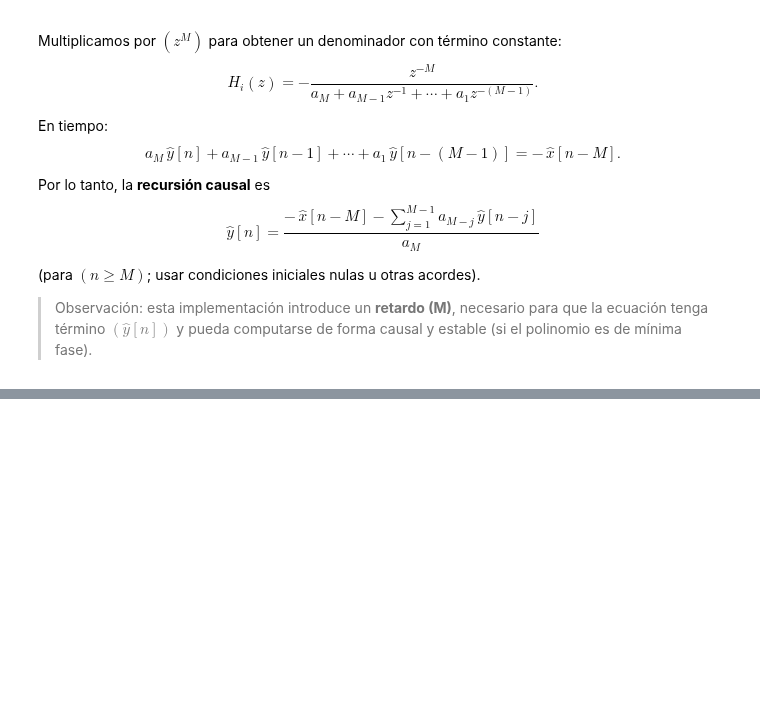
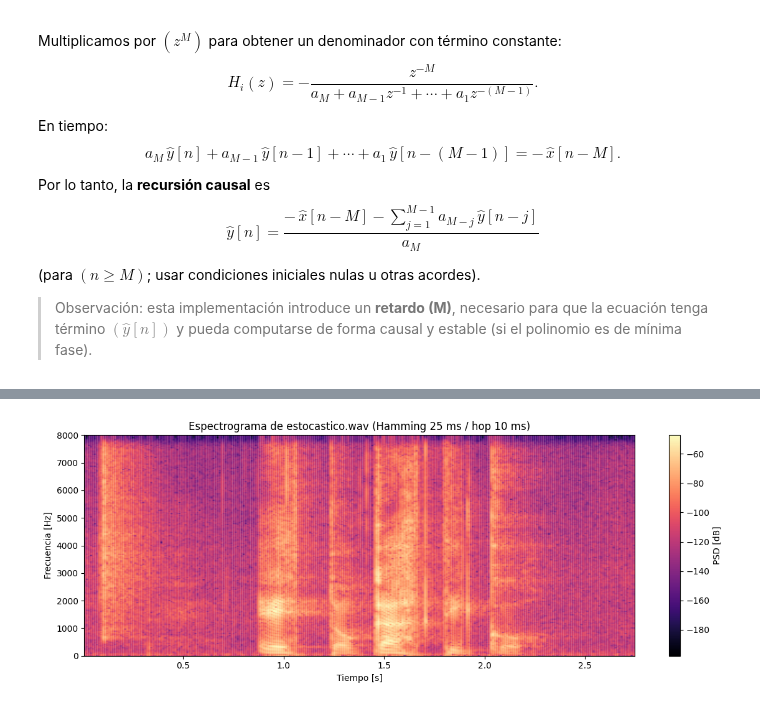
Before and after one commit to emiliano-ipa/AST1-CEIA-UBA-TP2, a Jupyter notebook: AST1_CEIA_UBA_TP2.ipynb, the cells around one changed output, grey strips where cells are left out. Drawn from its saved outputs; the diff is of its cells as text; code cells hidden in the pictures; blank space fills up the shorter version.

Commit message:
Resuelto hasta ej 13

```diff
--- a/AST1_CEIA_UBA_TP2.ipynb
+++ b/AST1_CEIA_UBA_TP2.ipynb
@@ -901,0 +1164,43 @@ yhat_lf  = hi_filter_lfilter(xhat, a)
+# %%
+# --- parámetros coherentes con el Ej. 9 ---
+win_dur = 0.025   # 25 ms
+hop_dur = 0.010   # 10 ms
+NFFT    = int(round(win_dur * fs))           # tamaño de FFT = tamaño de ventana
+noverlap = int(round((win_dur - hop_dur) * fs))  # solapamiento (25ms-10ms)
+
+# ventana de Hamming (specgram acepta ventana 1D)
+window = np.hamming(NFFT)
+
+# para dB más “limpios”
+eps = 1e-12
+
+plt.figure(figsize=(12,4.5))
+Pxx, freqs, bins, im = plt.specgram(
+    y,
+    NFFT=NFFT,
+    Fs=fs,
+    window=window,
+    noverlap=noverlap,
+    detrend='constant',
+    scale='dB',
+    mode='psd',
+    cmap='magma'
+)
+
+plt.title("Espectrograma de estocastico.wav (Hamming 25 ms / hop 10 ms)")
+plt.xlabel("Tiempo [s]")
+plt.ylabel("Frecuencia [Hz]")
+plt.colorbar(im, label="PSD [dB]")
+
+# Limitar a banda audible/útil (opcional: hasta Nyquist)
+plt.ylim(0, fs/2)
+
+# Superponer los centros de las ventanas usadas en el Ej. 9
+if 't_frames' in globals() and len(t_frames) > 0:
+    for t in t_frames:
+        plt.axvline(t, color='w', alpha=0.15, lw=0.7)
+
+plt.tight_layout()
+plt.show()
+# %% [output]
+[figure, added]
```
Also changed, not shown: parts of 35 cells of this notebook.
